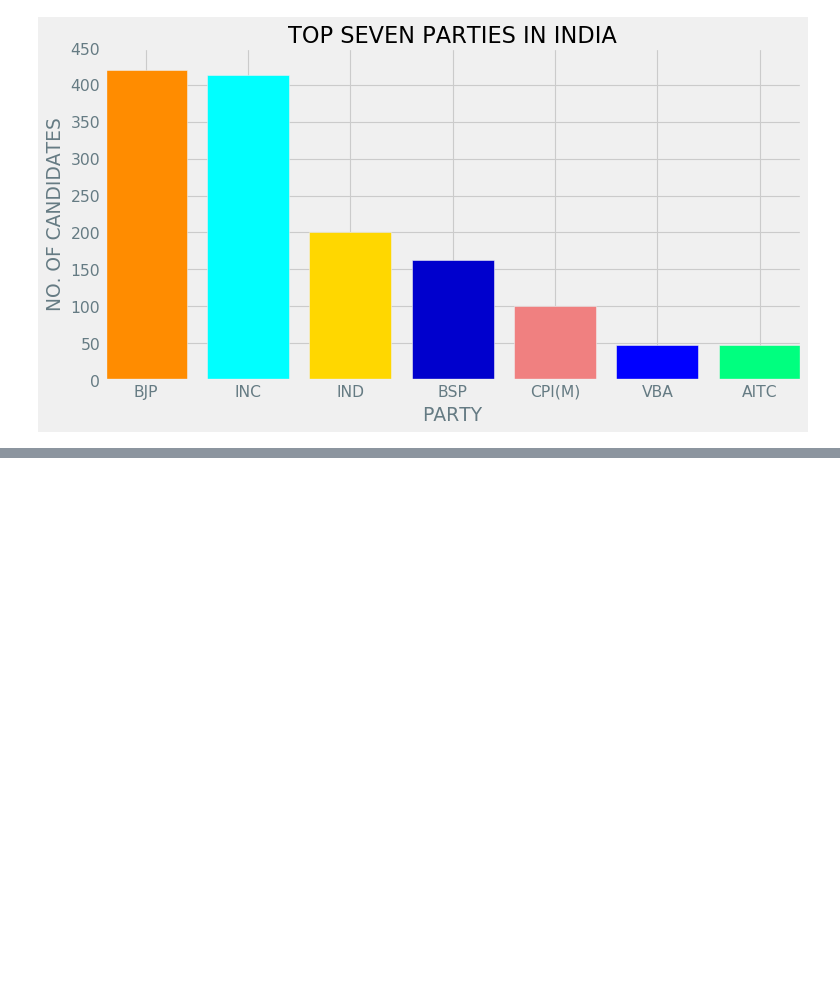
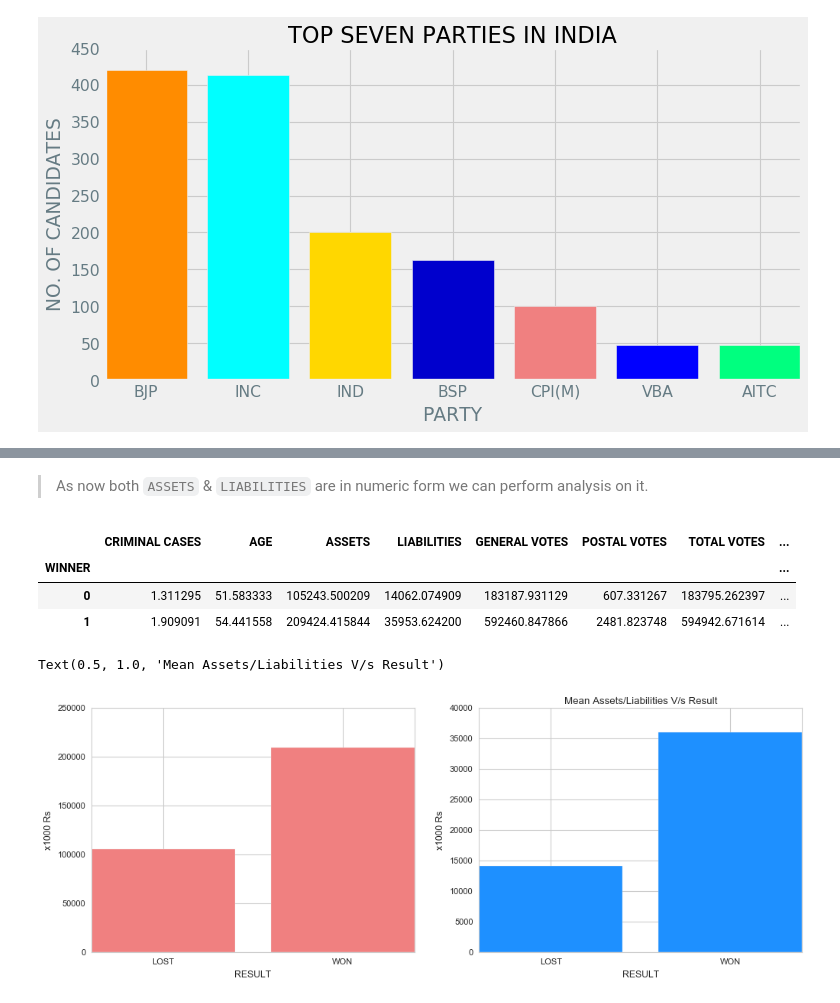
Before and after one commit to yashdalvi221/Data_Analysis_Projects, a Jupyter notebook: Indin_Lower_house_election_2019/EDA_Indian_Central_election_2019.ipynb, the cells around one changed output, grey strips where cells are left out. Cells and saved outputs as stored; diff of their text form; code cells hidden in the pictures; blank space fills up the shorter version.

```diff
--- a/Indin_Lower_house_election_2019/EDA_Indian_Central_election_2019.ipynb
+++ b/Indin_Lower_house_election_2019/EDA_Indian_Central_election_2019.ipynb
@@ -124,0 +284,34 @@ ax.set(xlabel = 'PARTY',
+# %% [markdown]
+> As now both `ASSETS` & `LIABILITIES` are in numeric form we can perform analysis on it.
+# %%
+plt.style.use('seaborn-whitegrid')
+# %%
+df_tmp = df.groupby(by='WINNER').mean()
+# %%
+df_tmp['LIABILITIES'] = df_tmp['LIABILITIES']/1000
+# %%
+df_tmp['ASSETS'] = df_tmp['ASSETS']/1000
+# %%
+df_tmp
+# %% [output]
+|  | CRIMINAL CASES | AGE | ASSETS | LIABILITIES | GENERAL VOTES | POSTAL VOTES | TOTAL VOTES | ... |
+| WINNER |  |  |  |  |  |  |  | ... |
+| 0 | 1.311295 | 51.583333 | 105243.500209 | 14062.074909 | 183187.931129 | 607.331267 | 183795.262397 | ... |
+| 1 | 1.909091 | 54.441558 | 209424.415844 | 35953.624200 | 592460.847866 | 2481.823748 | 594942.671614 | ... |
+# %%
+fig, ax = plt.subplots(1,2,figsize=(15,5))
+
+ax[0].bar(['LOST', 'WON'], df_tmp['ASSETS'], color='lightcoral')
+
+ax[1].bar(['LOST', 'WON'], df_tmp['LIABILITIES'], color='dodgerblue')
+
+ax[0].set(xlabel = 'RESULT',
+          ylabel = 'x1000 Rs')
+
+ax[1].set(xlabel = 'RESULT',
+          ylabel = 'x1000 Rs');
+
+plt.title('Mean Assets/Liabilities V/s Result')
+# %% [output]
+Text(0.5, 1.0, 'Mean Assets/Liabilities V/s Result')
+[figure, added]
```
Also changed, not shown: parts of 36 cells of this notebook.
